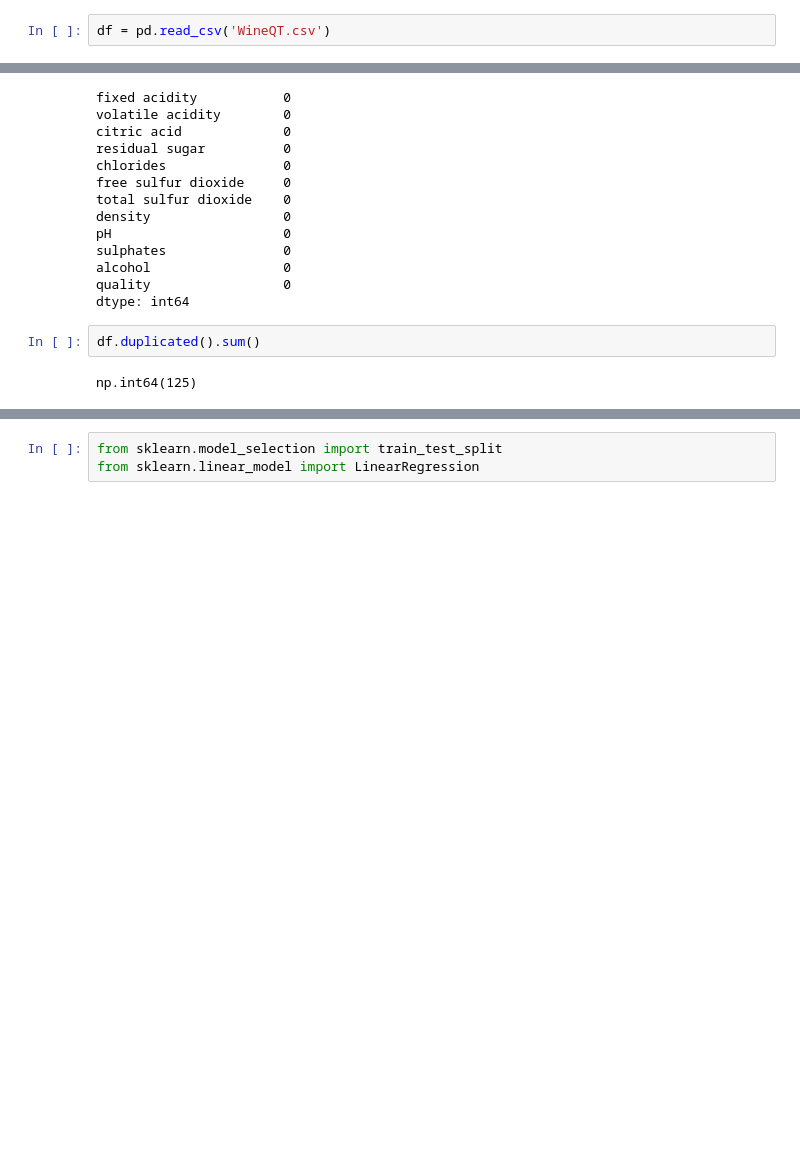
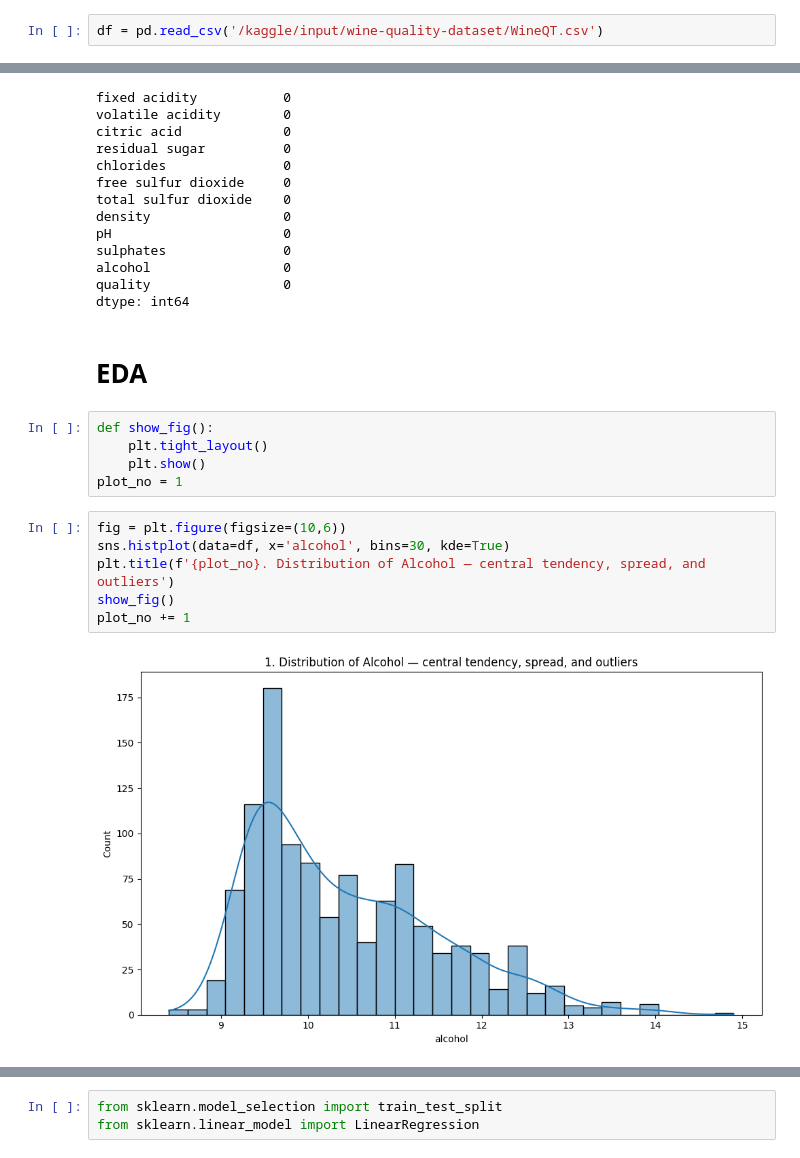
Before and after one commit to lukhi-laksh/Kaggle-Notebooks, a Jupyter notebook: Wine Quality/wine-quality-multilinear-regression.ipynb, the cells around one changed output, grey strips where cells are left out. Saved outputs shown, nothing was run; the diff lists cells and outputs as text; blank space fills up the shorter version.

```diff
--- a/Wine Quality/wine-quality-multilinear-regression.ipynb
+++ b/Wine Quality/wine-quality-multilinear-regression.ipynb
@@ -29,2 +27,2 @@ for dirname, _, filenames in os.walk('/kaggle/input'):
 # %%
-df = pd.read_csv('WineQT.csv')
+df = pd.read_csv('/kaggle/input/wine-quality-dataset/WineQT.csv')
@@ -61,7 +120,18 @@ sulphates               0
 alcohol                 0
 quality                 0
 dtype: int64
-# %%
-df.duplicated().sum()
-# %% [output]
-np.int64(125)
+# %% [markdown]
+# EDA
+# %%
+def show_fig():
+    plt.tight_layout()
+    plt.show()
+plot_no = 1
+# %%
+fig = plt.figure(figsize=(10,6))
+sns.histplot(data=df, x='alcohol', bins=30, kde=True)
+plt.title(f'{plot_no}. Distribution of Alcohol — central tendency, spread, and outliers')
+show_fig()
+plot_no += 1
+# %% [output]
+[figure, added]
```
Also changed, not shown: parts of 39 cells of this notebook.
